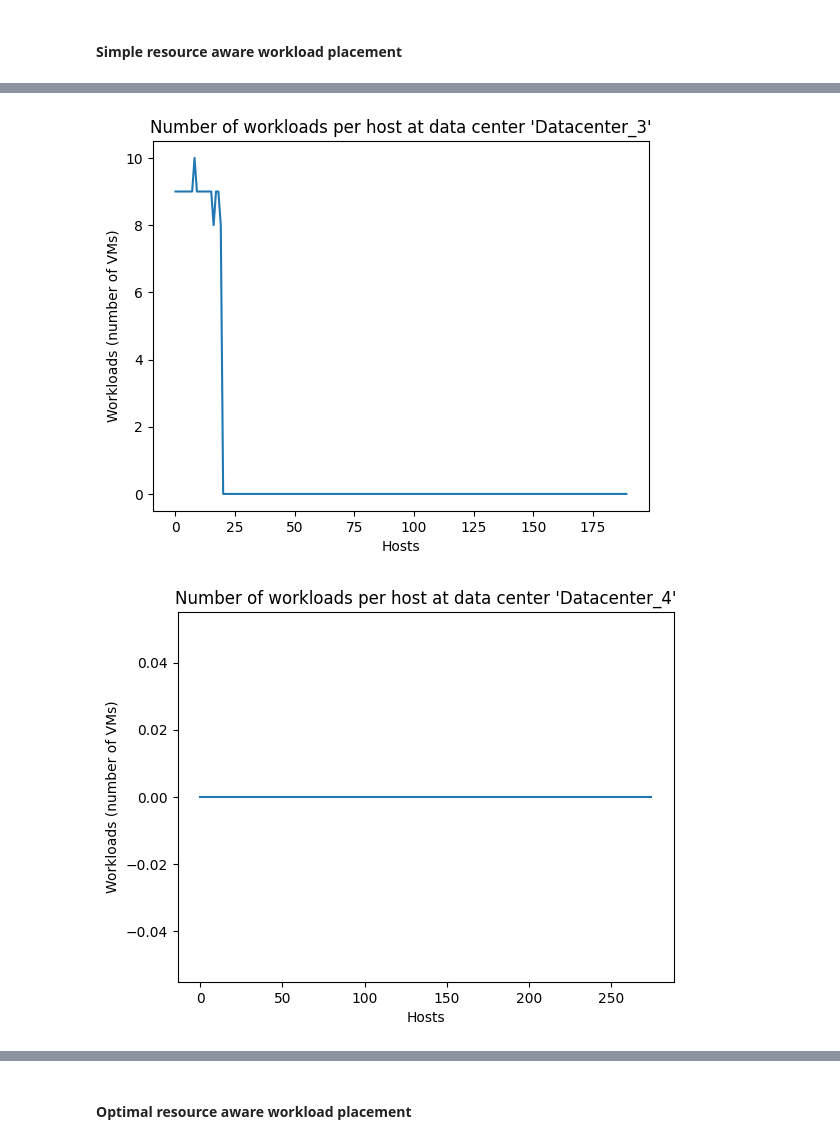
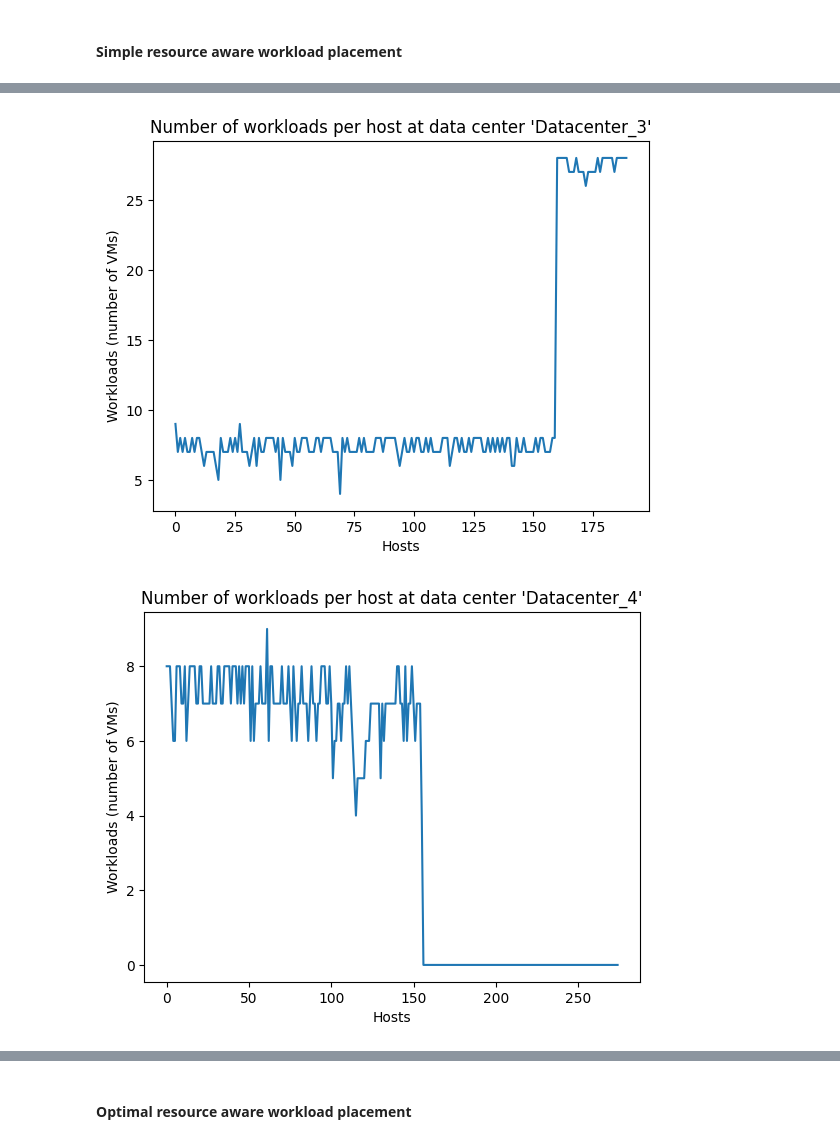
Before and after one commit to KhalidAFarah/cloud-energy-efficiency, a Jupyter notebook: evaluation/workload_placement.ipynb, the cells around one changed output, grey strips where cells are left out. Cells and saved outputs as stored; diff of their text form; code cells hidden in the pictures.

Commit message:
getting new workload placement results, DVFS, getting storage reorganized.

```diff
--- a/evaluation/workload_placement.ipynb
+++ b/evaluation/workload_placement.ipynb
@@ -6,7 +6,7 @@ import matplotlib.pyplot as plt
 import seaborn as sns
 from itertools import combinations
 
-dataset = pd.read_csv("../data/logfile-v6.csv", delimiter=";")
+dataset = pd.read_csv("../data/logfile-v10.csv", delimiter=";")
 dataset.head()
 # %% [output]
 |  | time | datacenter_id | datacenter_name | host_id | type | active | number_of_pes | available_pes | ... |
@@ -290,6 +300,7 @@ new_power_per_host = np.array([])
 current_power_per_host = np.array([])
 new_workloads_placement_per_datacenter_per_host = {}
 
+datacenter_resource_aware_placement_workloads = np.zeros(len(labels))
 datacenter_resource_aware_placement_power = np.zeros(len(labels))
 
 datacenter_resource_aware_placement_used_pes = np.zeros(len(labels))
@@ -326,29 +337,41 @@ for index_host, host in enumerate(new_workloads_placement):
     new_host_power = 0
     current_host_power = 0
     for index_vm, vm in enumerate(host):
-        used_pes += vm['pes']
+        used_pes += int(vm['pes'])
         used_mips += vm['mips']
         used_ram += vm['ram']
         used_bw += vm['bw']
         # used_storage += vm['storage']
-
+    if used_pes > int(hosts[index_host]['pes']):
+        used_pes = hosts[index_host]['pes']
 
     datacenter_index = np.where(hosts[index_host]['datacenter'] == labels)[0][0]
+    # print("Used PEs:", used_pes)
+    # print("Used MIPS:", used_mips)
+    # print("Used RAM:", used_ram)
+    # print("Used BW:", used_bw)
     # Getting the power consumption and resource utilization of the new workload placement
+    datacenter_resource_aware_placement_workloads[datacenter_index] += vms
     if (used_mips == 0) and (used_ram == 0) and (used_bw == 0):
         datacenter_resource_aware_placement_hosts_powered_off[datacenter_index] += 1
+
+        datacenter_resource_aware_placement_used_pes[datacenter_index] += hosts[index_host]['pes']
+        datacenter_resource_aware_placement_used_mips[datacenter_index] += hosts[index_host]['mips']
+        datacenter_resource_aware_placement_used_ram[datacenter_index] += hosts[index_host]['ram']
+        datacenter_resource_aware_placement_used_bw[datacenter_index] += hosts[index_host]['bw']
     else:
         datacenter_resource_aware_placement_hosts_powered_on[datacenter_index] += 1
 
-        datacenter_resource_aware_placement_used_pes[datacenter_index] = used_pes
-        datacenter_resource_aware_placement_used_mips[datacenter_index] = used_mips
-        datacenter_resource_aware_placement_used_ram[datacenter_index] = used_ram
-        datacenter_resource_aware_placement_used_bw[datacenter_index] = used_bw
+        datacenter_resource_aware_placement_used_pes[datacenter_index] += used_pes
+        datacenter_resource_aware_placement_used_mips[datacenter_index] += used_mips
+        datacenter_resource_aware_placement_used_ram[datacenter_index] += used_ram
+        datacenter_resource_aware_placement_used_bw[datacenter_index] += used_bw
         # datacenter_resource_aware_placement_available_storage[datacenter_index] = used_storage
 
         utilization = used_mips/hosts[index_host]['mips']
         if utilization % 0.1 == 0:
             new_host_power += utilization * 10
+            datacenter_resource_aware_placement_power[datacenter_index] += new_host_power
         else:
             utilization_floor = int(math.floor(utilization * 10))
             utilization_ceil = int(math.ceil(utilization * 10))
@@ -420,2 +443,2 @@ Cloud provider's power consumption would then be with the new placements be 92.2
-[figure, old version]
+[figure, new version]
-[figure, old version]
+[figure, new version]
```
Also changed, not shown: parts of 8 cells of this notebook, 8 other files.
